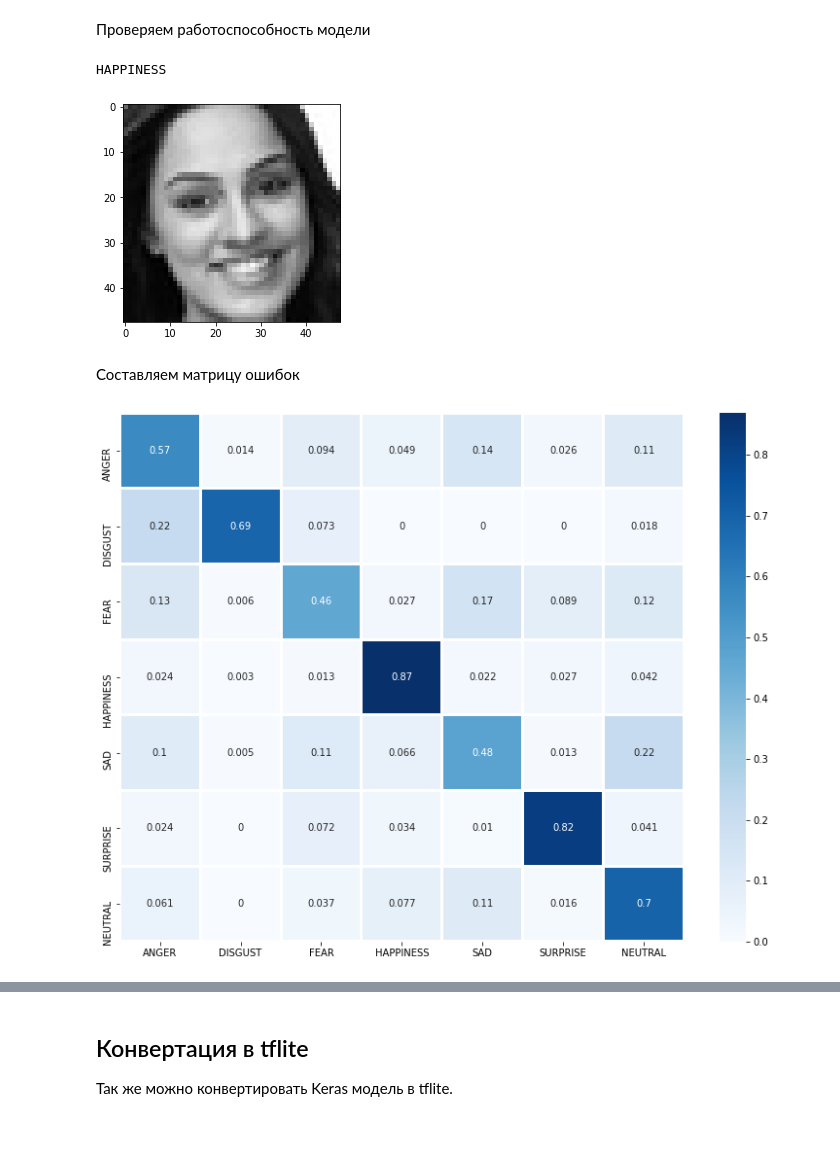
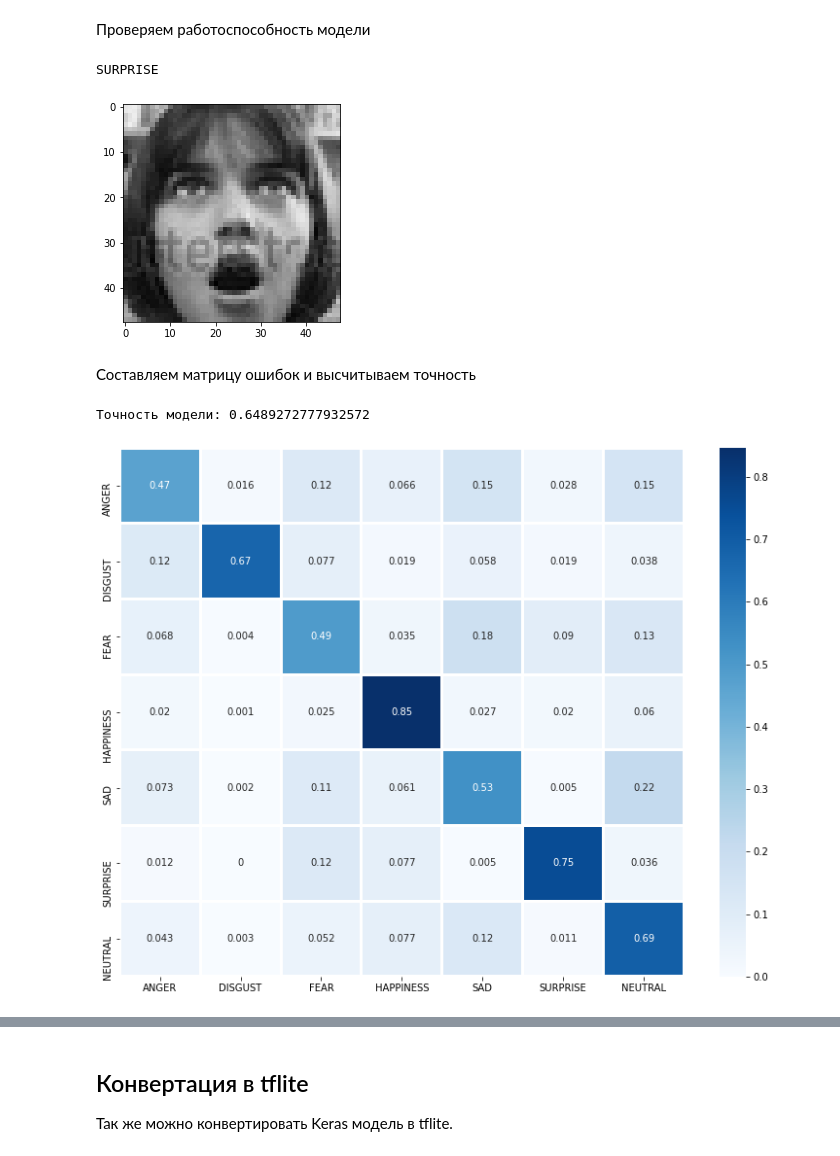
Before and after one commit to weazyexe/reko-model, a Jupyter notebook: fer.ipynb, the cells around one changed output, grey strips where cells are left out. Cells and saved outputs as stored; diff of their text form; code cells hidden in the pictures.

Commit message:
add cross validation & final model training

```diff
--- a/fer.ipynb
+++ b/fer.ipynb
@@ -113,9 +115,9 @@ epochs = 100 # количество эпох, сколько раз обучат
 # %%
-separate_index = int(len(all_images) * 0.9)
-test_images, train_images = all_images[separate_index:], all_images[:separate_index]
-test_emotions, train_emotions = all_emotions[separate_index:], all_emotions[:separate_index]
+train_images, test_images, train_emotions, test_emotions = train_test_split(all_images, all_emotions, test_size=0.1, random_state=42)
+train_images, valid_images, train_emotions, valid_emotions = train_test_split(train_images, train_emotions, test_size=0.1, random_state=41)
 
 print("Размер тестовой подборки: {0}".format(len(test_images)))
 print("Размер обучающей подборки: {0}".format(len(train_images)))
+print("Размер валидационной подборки: {0}".format(len(valid_images)))
 # %% [output]
 Размер тестовой подборки: 3589
@@ -275,10 +287,10 @@ img = test_images[297]
 print(predict(img))
 show_image(img)
 # %% [output]
-HAPPINESS
+SURPRISE
-[figure, old version]
+[figure, new version]
 # %% [markdown]
-Составляем матрицу ошибок
+Составляем матрицу ошибок и высчитываем точность
 # %%
 # Возвращаем список эмоций переданных изображений
 def make_emotions_list(images):
@@ -310,13 +322,35 @@ def show_confusion_matrix(values):
   groups = [v for k, v in emotions]
   fig, ax = plt.subplots(figsize=(13,10))
   sns.heatmap(values, annot=True, xticklabels=groups, yticklabels=groups, linewidths=2, cmap='Blues')
+
+# Перевод матрицы эмоций в массив
+def emotion_matrix_to_array(matrix):
+  result = []
+  for i in range(0, len(matrix)):
+    for j in range(0, len(matrix[i])):
+      #print(matrix[i])
+      if (matrix[i][j] == 1):
+        result.append(j)
+
+  return result
+
+# Возвращает количество верных утверждений модели
+def calculate_true_predicts_count(predicted, correct):
+  count = 0
+  for i in range(0, len(predicted)):
+    if (predicted[i] == correct[i]):
+      count += 1
+
+  return count
 # %%
 predicted_images = model.predict(test_images)
 
 predicted_emotions = make_emotions_list(predicted_images)
-test_emotions = [get_emotion(emotion) for emotion in data["emotion"].tolist()[separate_index:]]
+correct_emotions = [get_emotion(emotion) for emotion in emotion_matrix_to_array(test_emotions.values)]
 
-values = np.array(confusion_matrix(predicted_emotions, test_emotions)).astype(np.float)
+values = np.array(confusion_matrix(predicted_emotions, correct_emotions)).astype(np.float)
+print("Точность модели: {0}".format(calculate_true_predicts_count(predicted_emotions, correct_emotions) / len(correct_emotions)))
 show_confusion_matrix(values)
 # %% [output]
+Точность модели: 0.6489272777932572
-[figure, old version]
+[figure, new version]
```
Also changed, not shown: parts of 14 cells of this notebook, 1 other file.
